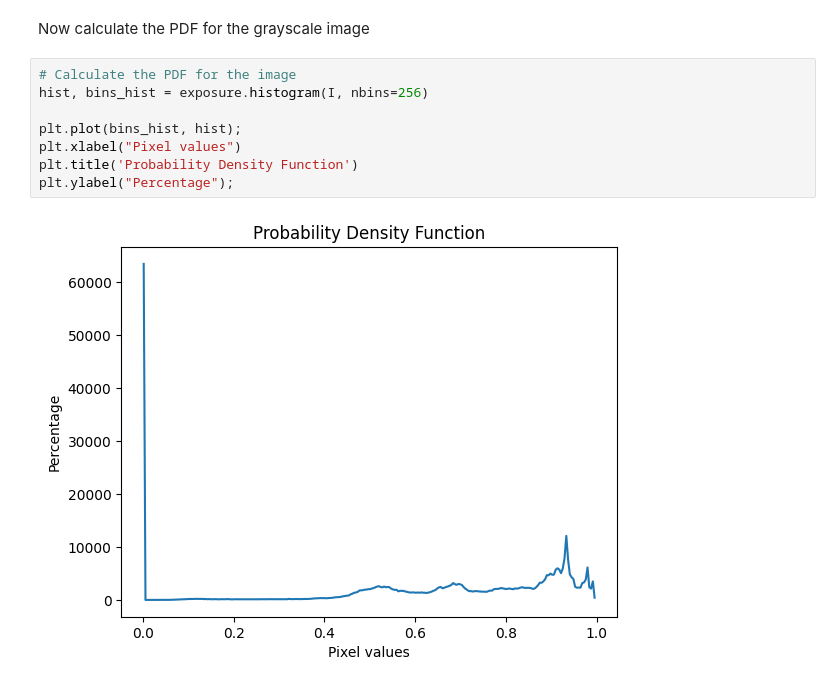
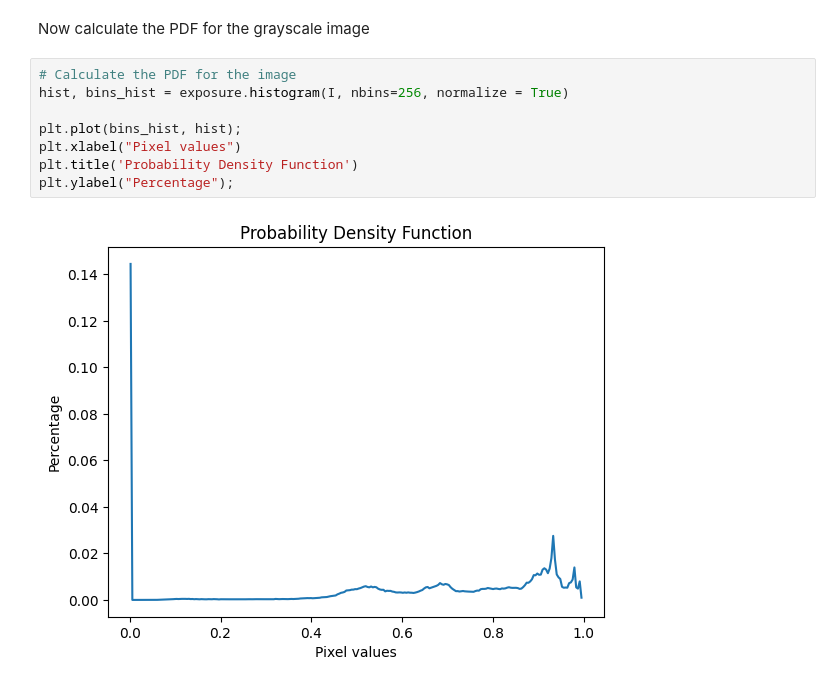
Before and after one commit to Ahtesham-Ibne-Mostafa/Image_Processing, a Jupyter notebook: CSE428_Task_1.ipynb, the cells around one changed output. Saved outputs shown, nothing was run; the diff lists cells and outputs as text.

```diff
--- a/CSE428_Task_1.ipynb
+++ b/CSE428_Task_1.ipynb
@@ -77,11 +77,11 @@ plt.axis('off');
 Now calculate the PDF for the grayscale image
 # %%
 # Calculate the PDF for the image
-hist, bins_hist = exposure.histogram(I, nbins=256)
+hist, bins_hist = exposure.histogram(I, nbins=256, normalize = True)
 
 plt.plot(bins_hist, hist);
 plt.xlabel("Pixel values")
 plt.title('Probability Density Function')
 plt.ylabel("Percentage");
 # %% [output]
-[figure, old version]
+[figure, new version]
```
